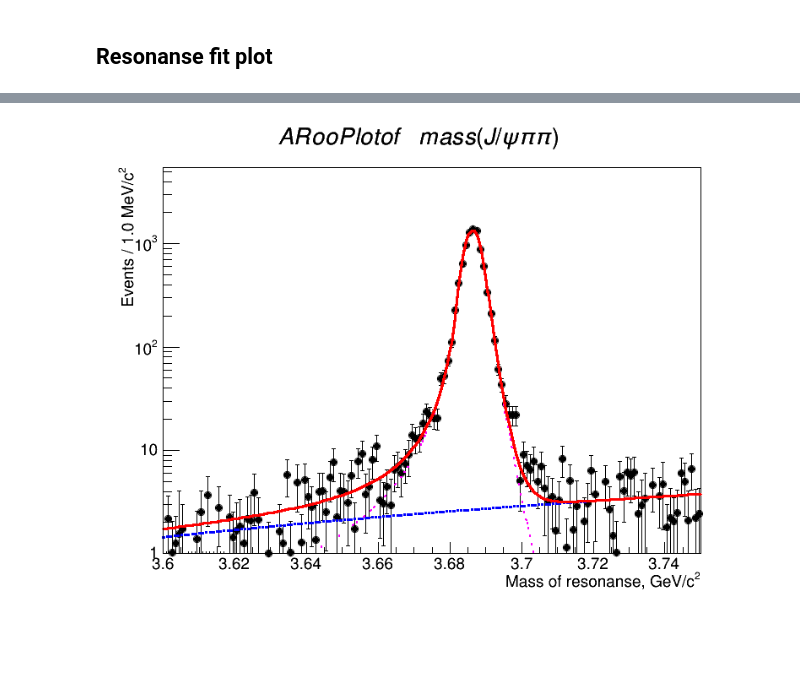
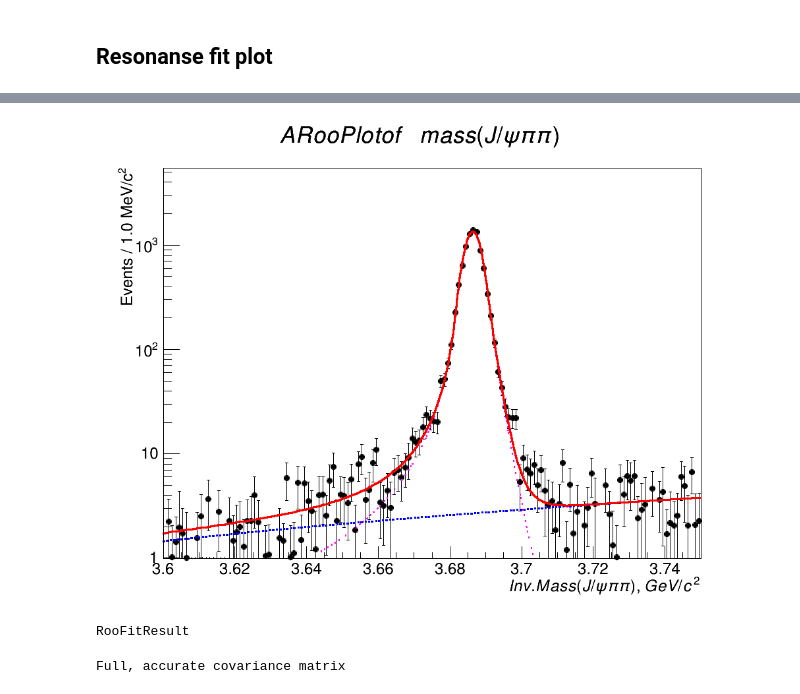
Before and after one commit to sashabaranov/Bu2JpsiKKpi, a Jupyter notebook: Kpipi/fit/Fit1D - wide.ipynb, the cells around one changed output, grey strips where cells are left out. Cells and saved outputs as stored; diff of their text form; code cells hidden in the pictures; blank space fills up the shorter version.

```diff
--- a/Kpipi/fit/Fit1D - wide.ipynb
+++ b/Kpipi/fit/Fit1D - wide.ipynb
@@ -218,12 +261,28 @@ Resonanse fit plot
 # %%
-c2 = rootnotes.random_canvas()
+c2 = rootnotes.random_canvas(size=(1024, 768))
 
 f.SetYTitle("Events / %.1f MeV/c^{2}" % binning_R)
-f.SetXTitle("Mass of resonanse, GeV/c^{2}")
+f.SetXTitle("Inv. Mass(J/\psi \pi \pi), GeV/c^{2}")
 f.Draw()
 f.SetAxisRange(1, 5500, 'Y')
 
 c2.SetLogy()
 c2
 # %% [output]
-[figure, old version]
+[figure, new version]
+# %%
+print r
+# %% [output]
+RooFitResult
+# %%
+statuses = {
+    -1 : "Unknown, matrix was externally provided",
+    0  : "Not calculated at all",
+    1  : "Approximation only, not accurate",
+    2  : "Full matrix, but forced positive-definite",
+    3  : "Full, accurate covariance matrix"
+} # see http://root.cern.ch/root/html/src/RooFitResult.cxx.html
+
+print statuses[r.covQual()]
+# %% [output]
+Full, accurate covariance matrix
```
Also changed, not shown: parts of 9 cells of this notebook, 4 other files.
